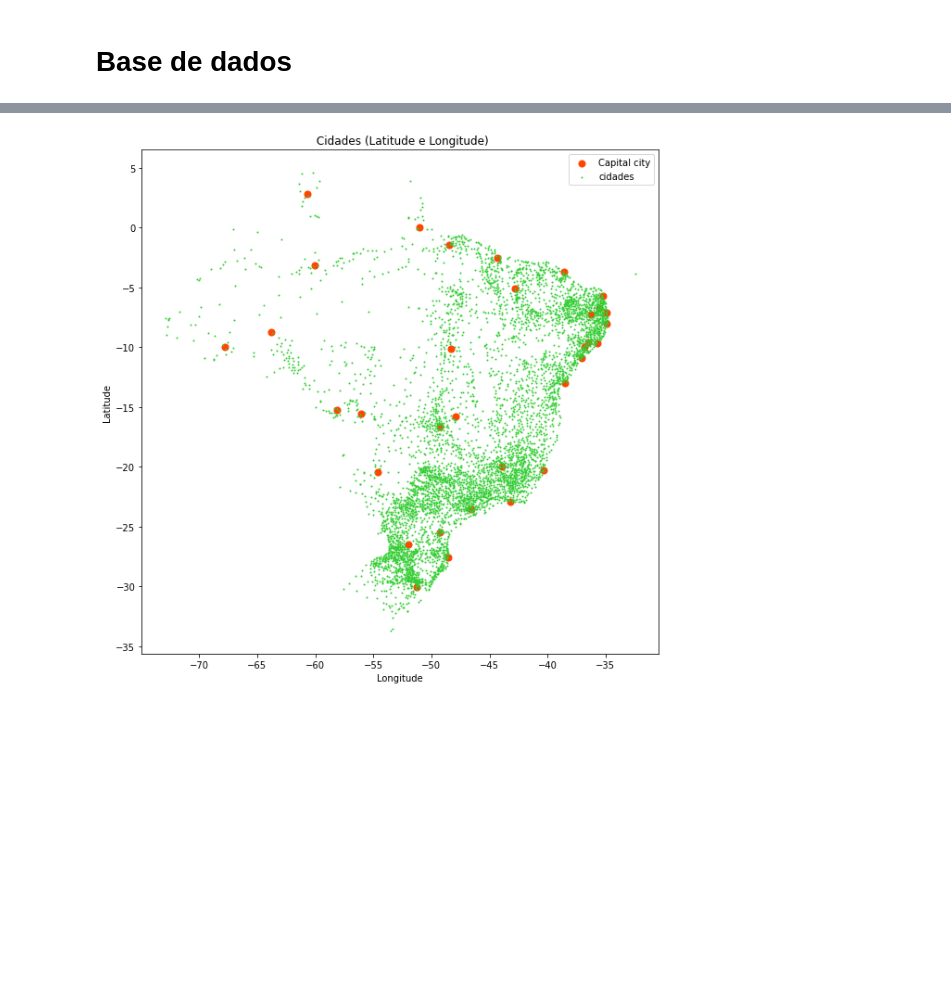
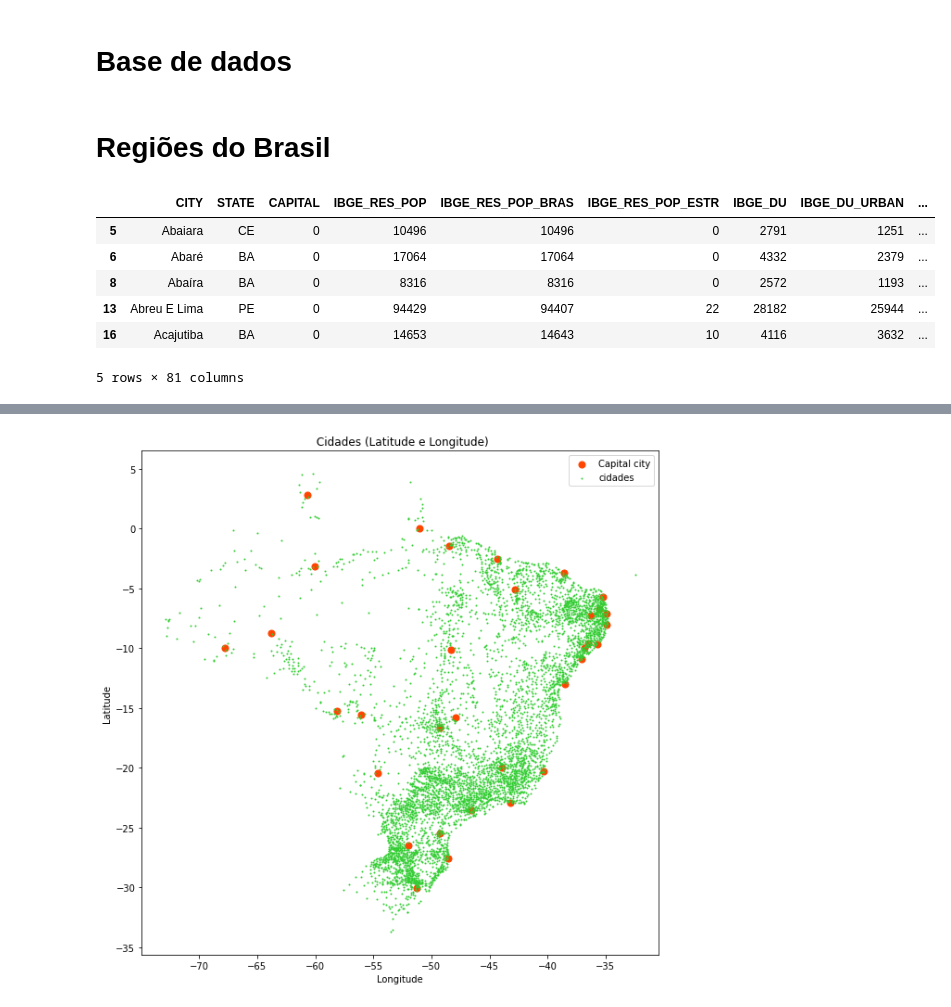
Before and after one commit to leydsonbarros/Brazilian_Cities, a Jupyter notebook: brazilian_cities.ipynb, the cells around one changed output, grey strips where cells are left out. Cells and saved outputs as stored; diff of their text form; code cells hidden in the pictures; blank space fills up the shorter version.

```diff
--- a/brazilian_cities.ipynb
+++ b/brazilian_cities.ipynb
@@ -34 +34,3 @@ df_city_brazil=pd.read_csv("datas\BRAZIL_CITIES_REV2022.CSV",sep=",")
 df_dictionary=pd.read_csv("datas\Data_Dictionary.csv",sep=";")
+# %% [markdown]
+# **Regiões do Brasil**
@@ -34,0 +57,10 @@ df_dictionary=pd.read_csv("datas\Data_Dictionary.csv",sep=";")
+# %%
+nordeste.head()
+# %% [output]
+|  | CITY | STATE | CAPITAL | IBGE_RES_POP | IBGE_RES_POP_BRAS | IBGE_RES_POP_ESTR | IBGE_DU | IBGE_DU_URBAN | ... |
+| 5 | Abaiara | CE | 0 | 10496 | 10496 | 0 | 2791 | 1251 | ... |
+| 6 | Abaré | BA | 0 | 17064 | 17064 | 0 | 4332 | 2379 | ... |
+| 8 | Abaíra | BA | 0 | 8316 | 8316 | 0 | 2572 | 1193 | ... |
+| 13 | Abreu E Lima | PE | 0 | 94429 | 94407 | 22 | 28182 | 25944 | ... |
+| 16 | Acajutiba | BA | 0 | 14653 | 14643 | 10 | 4116 | 3632 | ... |
+5 rows × 81 columns
```
Also changed, not shown: parts of 13 cells of this notebook.
